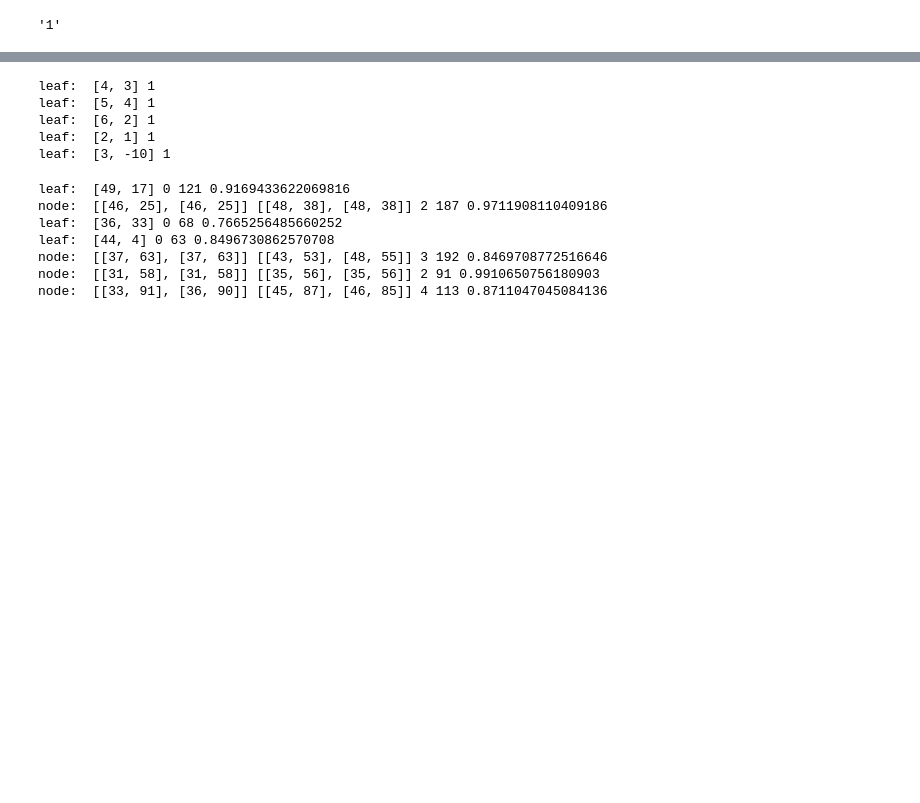
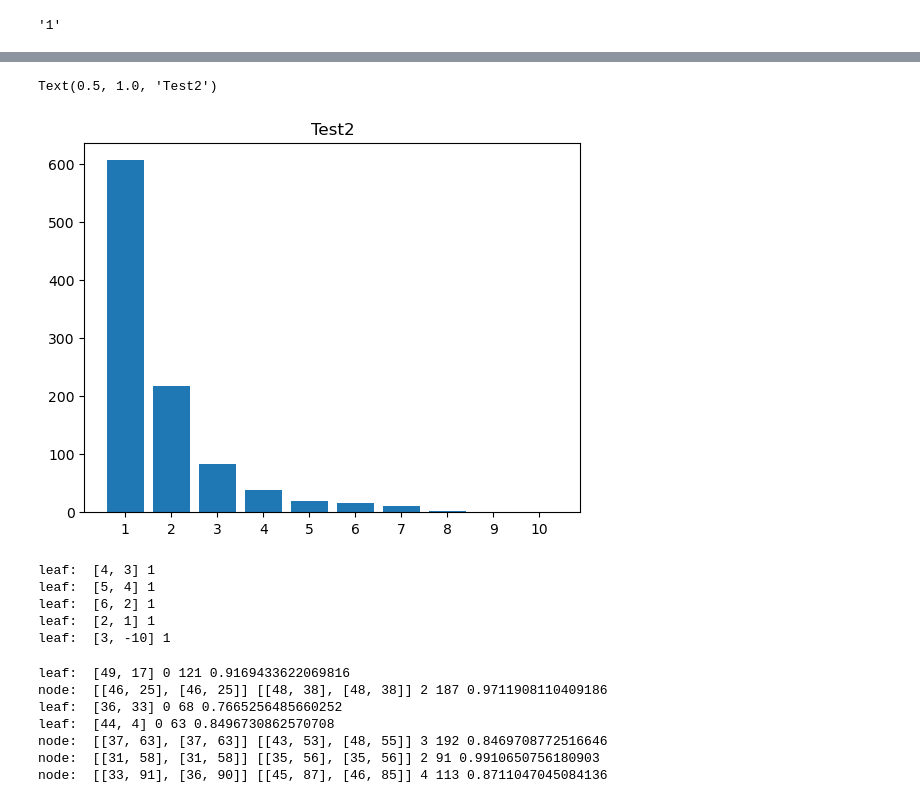
Before and after one commit to Chacha-Ramos/KDTreeResearch, a Jupyter notebook: Research/KDTree.ipynb, the cells around one changed output, grey strips where cells are left out. Saved outputs shown, nothing was run; the diff lists cells and outputs as text; code cells hidden in the pictures; blank space fills up the shorter version.

```diff
--- a/Research/KDTree.ipynb
+++ b/Research/KDTree.ipynb
@@ -336,3 +342,9 @@ test2_result
+# %%
+plt.bar(test2_result.keys(), test2_result.values())
+plt.title('Test2')
+# %% [output]
+Text(0.5, 1.0, 'Test2')
+[figure, added]
 # %%
 def break_nodes(node):
     if node.datapoint is not None:
```
Also changed, not shown: parts of 4 cells of this notebook.
